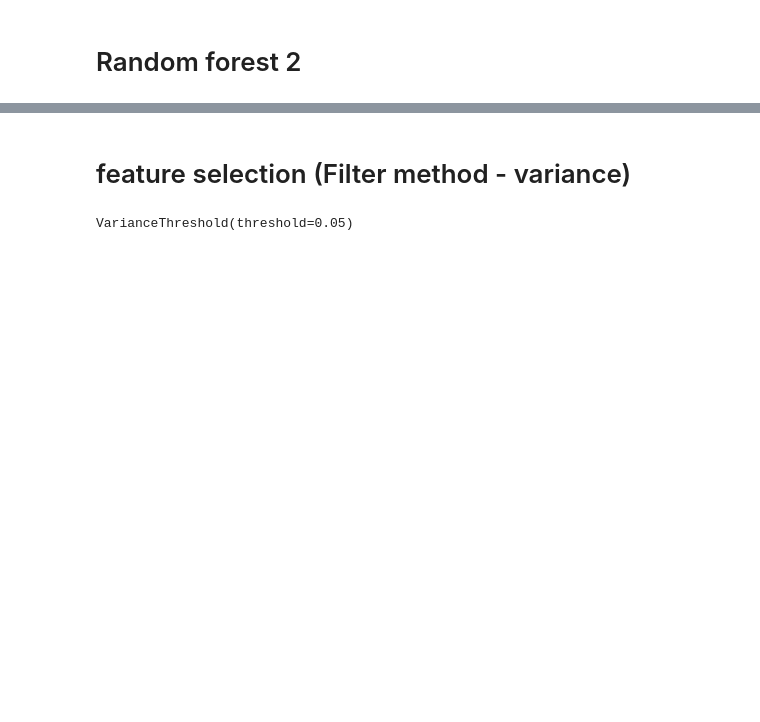
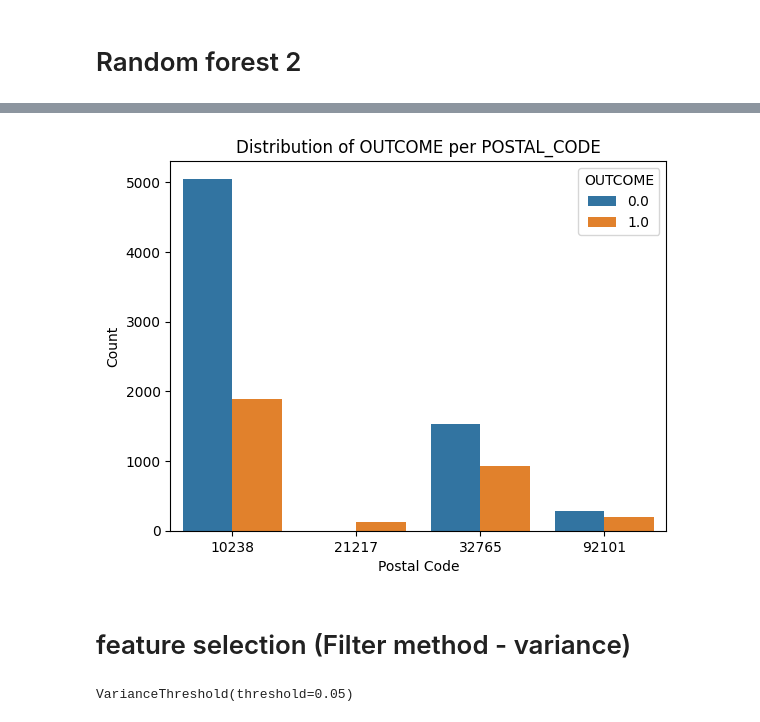
Before and after one commit to farahwadya/Car-insurance-intermediate-machine-learning-project, a Jupyter notebook: Car_insurance_prj.ipynb, the cells around one changed output, grey strips where cells are left out. Drawn from its saved outputs; the diff is of its cells as text; code cells hidden in the pictures; blank space fills up the shorter version.

```diff
--- a/Car_insurance_prj.ipynb
+++ b/Car_insurance_prj.ipynb
@@ -736,4 +733,16 @@ weighted avg       0.79      0.79      0.79      2000
 [figure]
+# %%
+import seaborn as sns
+import matplotlib.pyplot as plt
+
+# عد النتائج لكل postal code
+sns.countplot(data=df, x='POSTAL_CODE', hue='OUTCOME')
+plt.title('Distribution of OUTCOME per POSTAL_CODE')
+plt.xlabel('Postal Code')
+plt.ylabel('Count')
+plt.show()
+# %% [output]
+[figure, added]
 # %% [markdown]
 # feature selection (Filter method - variance)
 # %%
```
Also changed, not shown: parts of 21 cells of this notebook.
